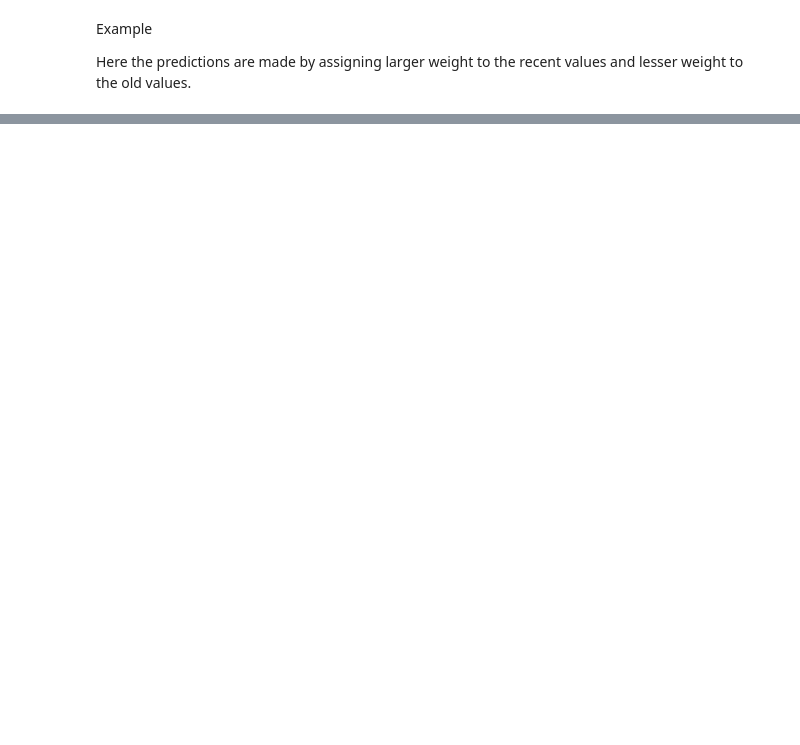
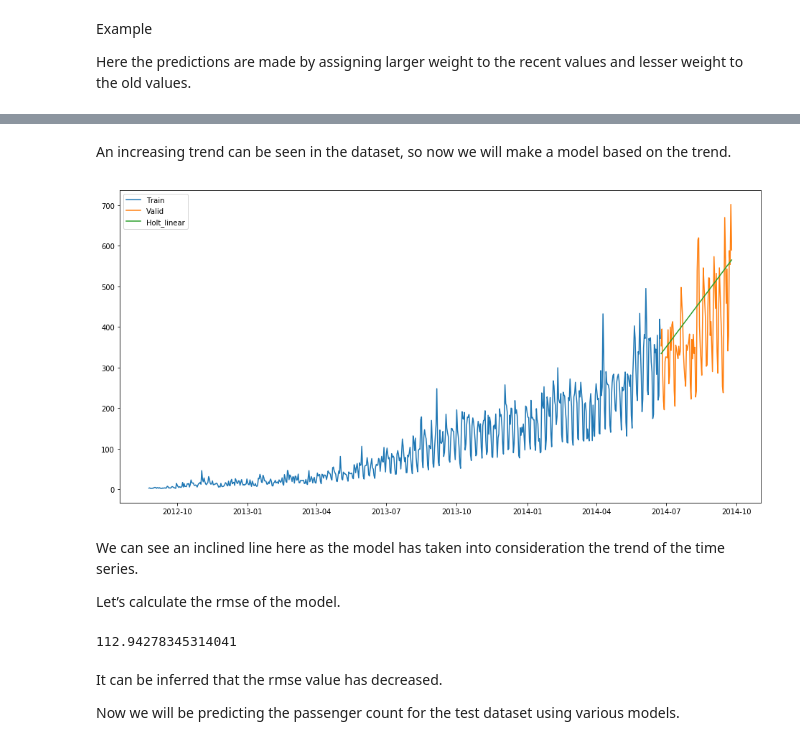
Before and after one commit to nitish-raj/Forecasting, a Jupyter notebook: Forecasting_AV.ipynb, the cells around one changed output, grey strips where cells are left out. Cells and saved outputs as stored; diff of their text form; code cells hidden in the pictures; blank space fills up the shorter version.

```diff
--- a/Forecasting_AV.ipynb
+++ b/Forecasting_AV.ipynb
@@ -541,0 +567,29 @@ AttributeError: 'DataFrame' object has no attribute 'SES'
+# %% [markdown]
+An increasing trend can be seen in the dataset, so now we will make a model based on the trend.
+# %%
+y_hat_avg = valid.copy()
+
+fit1 = Holt(np.asarray(Train['Count'])).fit(smoothing_level = 0.3,smoothing_slope = 0.1)
+y_hat_avg['Holt_linear'] = fit1.forecast(len(valid))
+
+plt.figure(figsize=(16,8))
+plt.plot(Train['Count'], label='Train')
+plt.plot(valid['Count'], label='Valid')
+plt.plot(y_hat_avg['Holt_linear'], label='Holt_linear')
+plt.legend(loc='best')
+plt.show()
+# %% [output]
+[figure, added]
+# %% [markdown]
+We can see an inclined line here as the model has taken into consideration the trend of the time series.
+
+Let’s calculate the rmse of the model.
+# %%
+rms = sqrt(mean_squared_error(valid.Count, y_hat_avg.Holt_linear))
+print(rms)
+# %% [output]
+112.94278345314041
+# %% [markdown]
+It can be inferred that the rmse value has decreased.
+
+Now we will be predicting the passenger count for the test dataset using various models.
```
Also changed, not shown: parts of 99 cells of this notebook.
